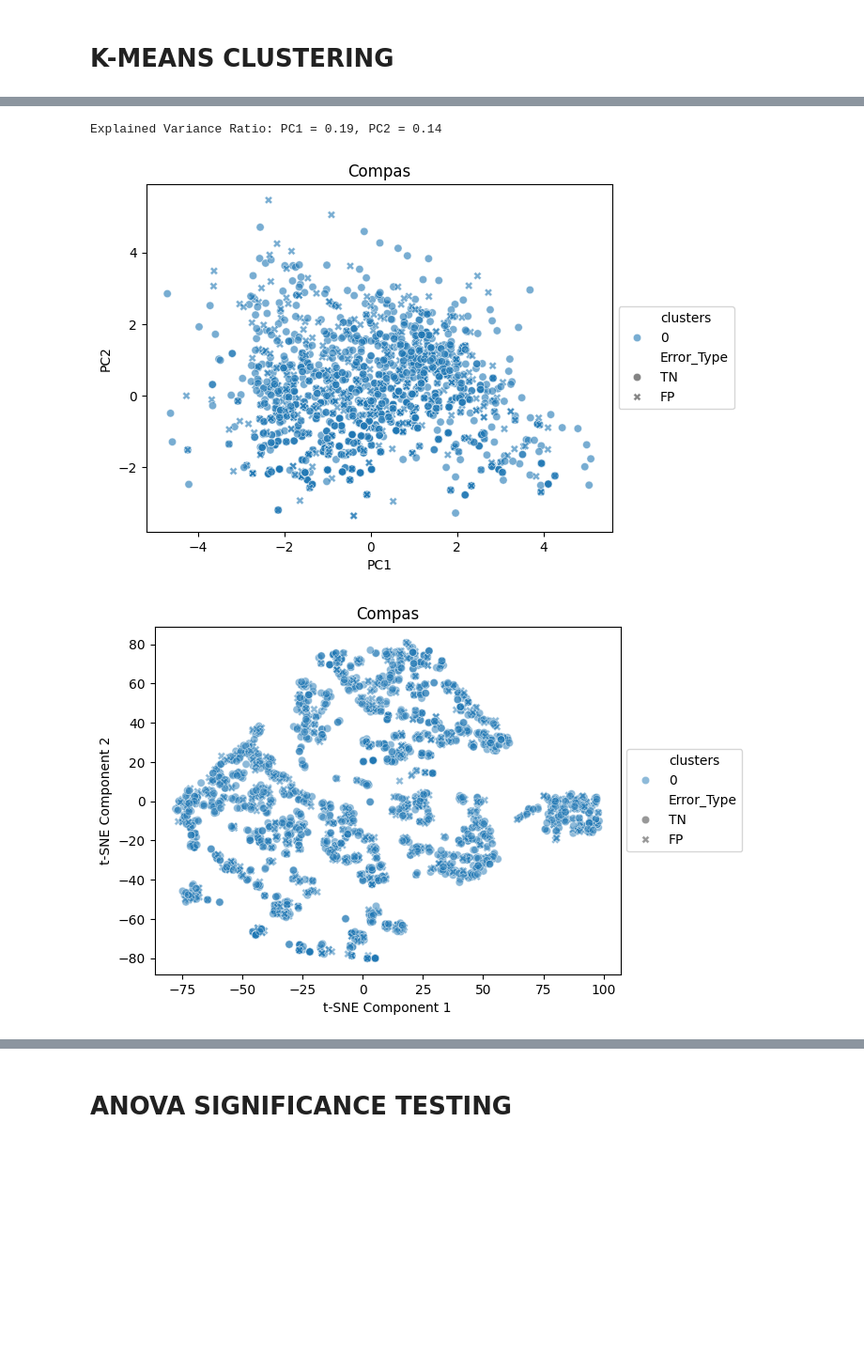
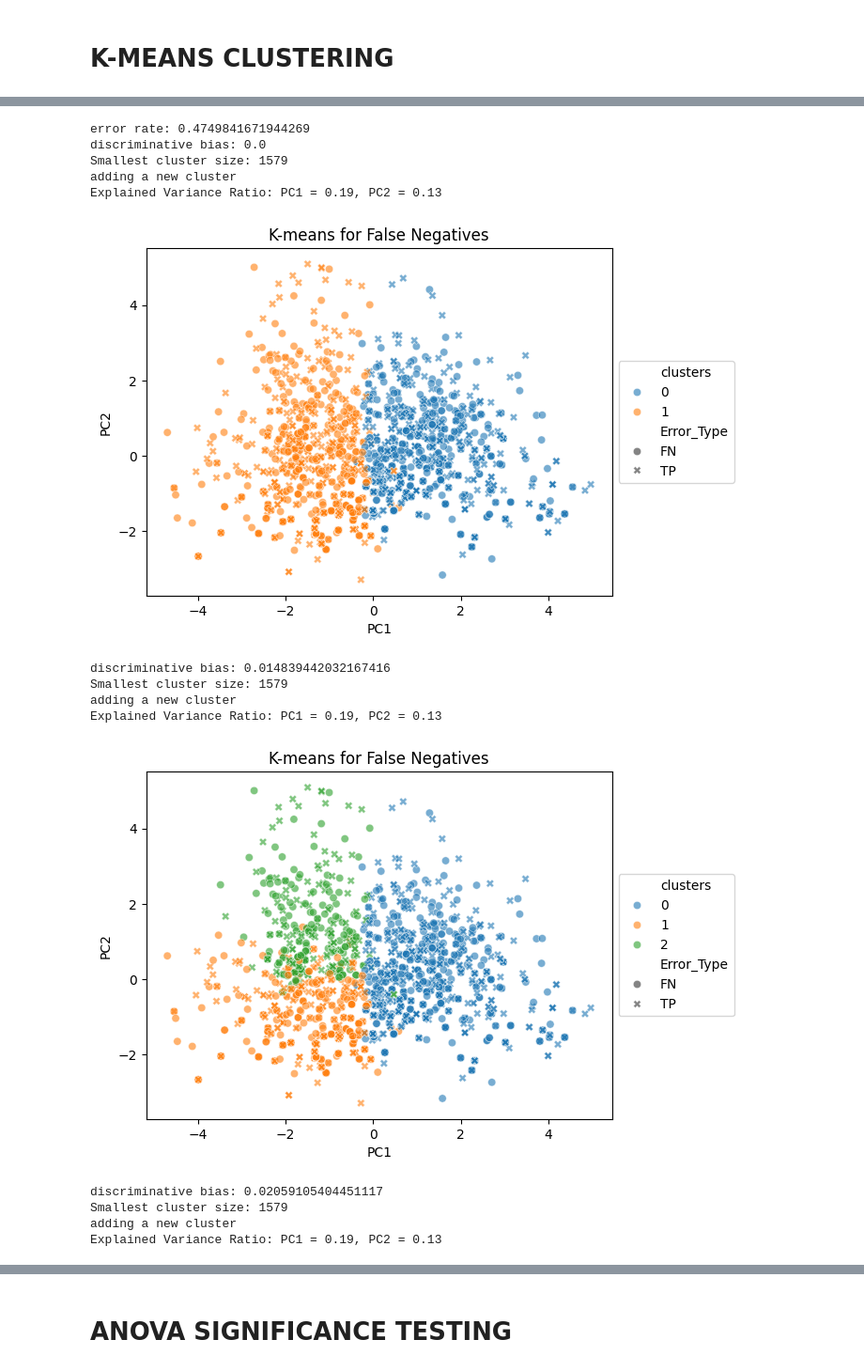
Before and after one commit to MDankloff/ClusterCompas, a Jupyter notebook: V2_COMPAS_Clustering_K_Means.ipynb, the cells around one changed output, grey strips where cells are left out. Shown at 94% size. Saved outputs shown, nothing was run; the diff lists cells and outputs as text; code cells hidden in the pictures; blank space fills up the shorter version.

```diff
--- a/V2_COMPAS_Clustering_K_Means.ipynb
+++ b/V2_COMPAS_Clustering_K_Means.ipynb
@@ -133,7 +133,7 @@ def undo_dummy(data, with_Dummy, col_label, numeric_values=True, short_label=Non
 # UTILS for BIAS in ERROR DIFFERENCE
 # %%
 #Calculate Error rate based on mean - replacing old accuracy_error()
-def get_error_rate(data):
+def get_error_rate(data, column = 'errors'):
   if len(data) == 0:
     print ('calculating error rate on an empty cluster')
     return
@@ -352,10 +394,19 @@ tsne_plot(TP_FN, 'Compas', 30, 200, 1000)
-# %%
-TN_FP = initialize_dataset(TNFP_data)
-pca_plot(TN_FP, 'Compas', 0.6)
-# %% [output]
-Explained Variance Ratio: PC1 = 0.19, PC2 = 0.14
-[figure, removed]
-# %%
-tsne_plot(TN_FP, 'Compas', 30, 200, 1000)
-# %% [output]
-[figure, removed]
+# %%
+hbac_kmeans(data = TP_FN, max_iter = 300, show_plot= True)
+#plt.show()
+# %% [output]
+error rate: 0.4749841671944269
+discriminative bias: 0.0
+Smallest cluster size: 1579
+adding a new cluster
+Explained Variance Ratio: PC1 = 0.19, PC2 = 0.13
+[figure, added]
+discriminative bias: 0.014839442032167416
+Smallest cluster size: 1579
+adding a new cluster
+Explained Variance Ratio: PC1 = 0.19, PC2 = 0.13
+[figure, added]
+discriminative bias: 0.02059105404451117
+Smallest cluster size: 1579
+adding a new cluster
+Explained Variance Ratio: PC1 = 0.19, PC2 = 0.13
```
Also changed, not shown: parts of 7 cells of this notebook.
